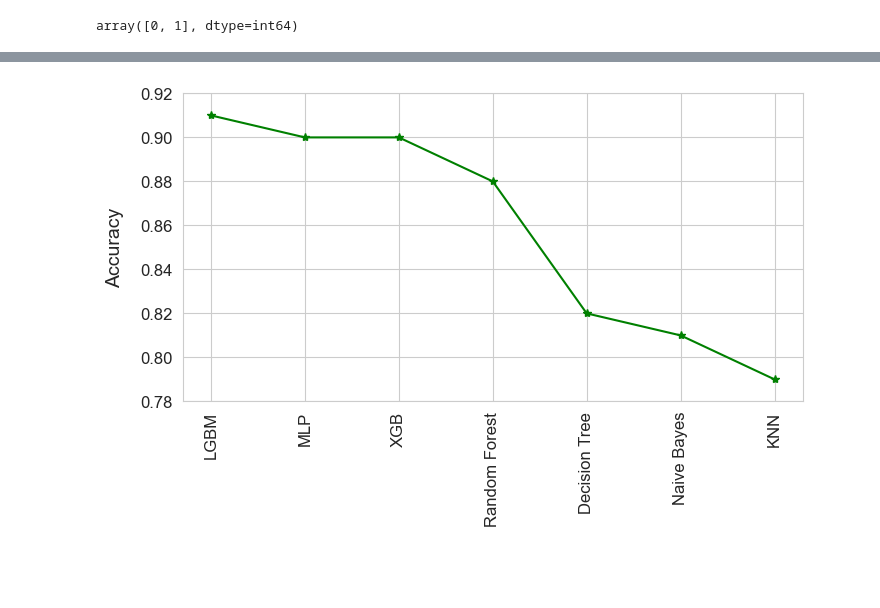
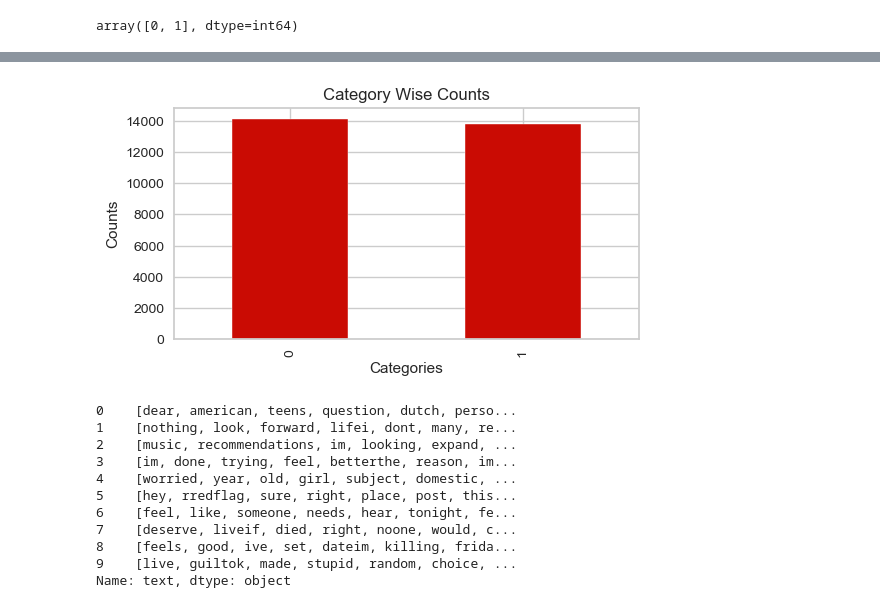
Before and after one commit to SamedArici/Mental-Health-NLP, a Jupyter notebook: Mental Health/Mental Health.ipynb, the cells around one changed output, grey strips where cells are left out. Drawn from its saved outputs; the diff is of its cells as text; code cells hidden in the pictures; blank space fills up the shorter version.

```diff
--- a/Mental Health/Mental Health.ipynb
+++ b/Mental Health/Mental Health.ipynb
@@ -76,2 +125,0 @@ df.head()
-# %%
-df['text_len'] = df['text'].apply(len)
@@ -262,9 +126,10 @@ df_result
-# %%
-plt.figure(figsize = (8,4))
-plt.plot(df_result['accuracy'],'g-*')
-plt.xticks(ticks=np.arange(0,7),labels=df_result['model'],size = 12,rotation = 'vertical')
-plt.yticks(np.arange(0.78,0.93,0.02),size = 12)
-plt.ylabel('Accuracy',size = 14,labelpad=12)
-plt.show()
-# %% [output]
-[figure, removed]
+# %%
+_ = df['label'].value_counts()
+plt.figure(figsize = (6,3))
+_.plot(kind = "bar",color = "r")
+plt.ylabel("Counts")
+plt.xlabel("Categories")
+plt.title("Category Wise Counts")
+plt.show()
+# %% [output]
+[figure, added]
@@ -270,0 +145,16 @@ plt.show()
+# %%
+# getting unigrams
+unigrams = df['text'].apply(lambda x: get_ngrams(x,1))
+unigrams.head(10)
+# %% [output]
+0    [dear, american, teens, question, dutch, perso...
+1    [nothing, look, forward, lifei, dont, many, re...
+2    [music, recommendations, im, looking, expand, ...
+3    [im, done, trying, feel, betterthe, reason, im...
+4    [worried, year, old, girl, subject, domestic, ...
+5    [hey, rredflag, sure, right, place, post, this...
+6    [feel, like, someone, needs, hear, tonight, fe...
+7    [deserve, liveif, died, right, noone, would, c...
+8    [feels, good, ive, set, dateim, killing, frida...
+9    [live, guiltok, made, stupid, random, choice, ...
+Name: text, dtype: object
```
Also changed, not shown: parts of 65 cells of this notebook.
